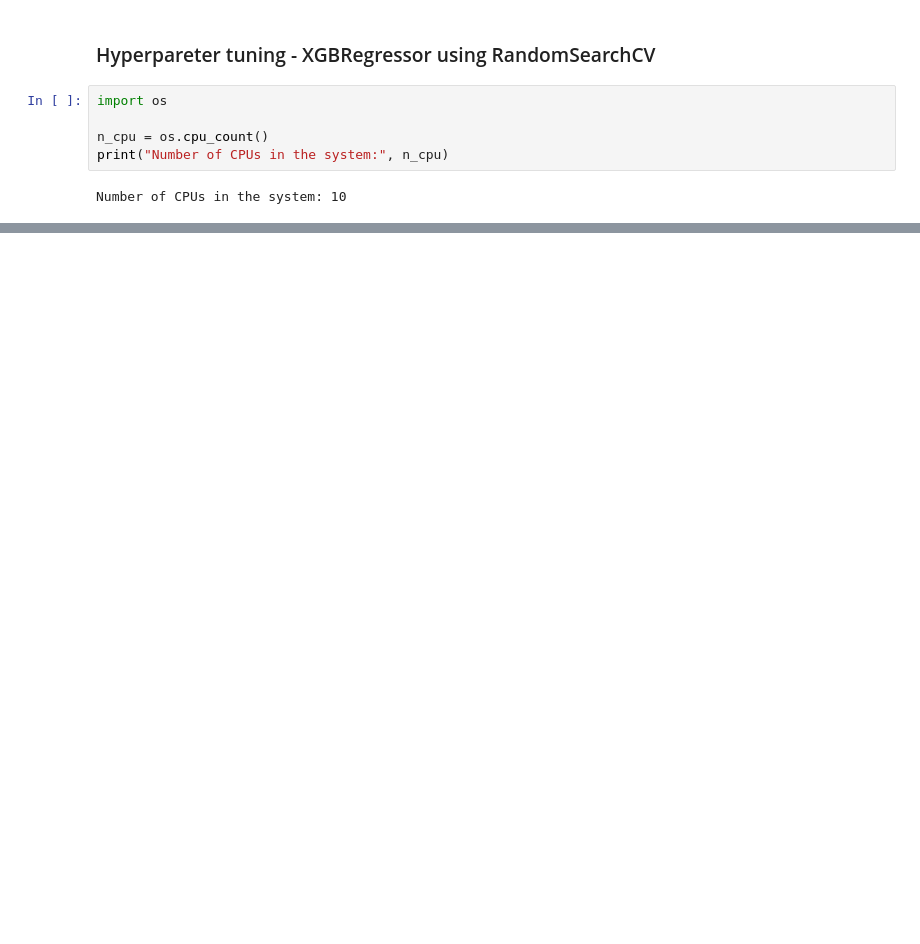
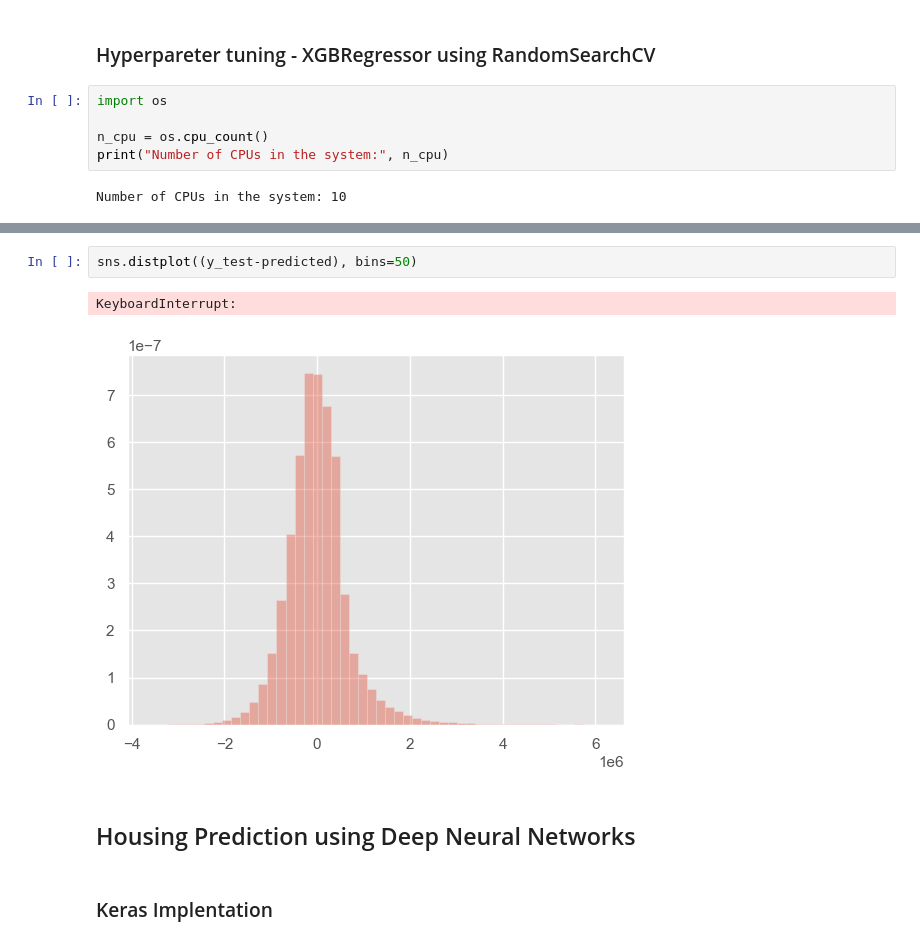
Before and after one commit to JacobJ215/Melbourne-Housing-Price-Prediction, a Jupyter notebook: housing_price_prediction.ipynb, the cells around one changed output, grey strips where cells are left out. Cells and saved outputs as stored; diff of their text form; blank space fills up the shorter version.

Commit message:
added Neural Network models

```diff
--- a/housing_price_prediction.ipynb
+++ b/housing_price_prediction.ipynb
@@ -396,0 +405,9 @@ Root Mean Square Error test = 401726.36598459363
+# %%
+sns.distplot((y_test-predicted), bins=50)
+# %% [output]
+KeyboardInterrupt:
+[figure, added]
+# %% [markdown]
+## Housing Prediction using Deep Neural Networks
+# %% [markdown]
+### Keras Implentation
```
Also changed, not shown: parts of 18 cells of this notebook.
